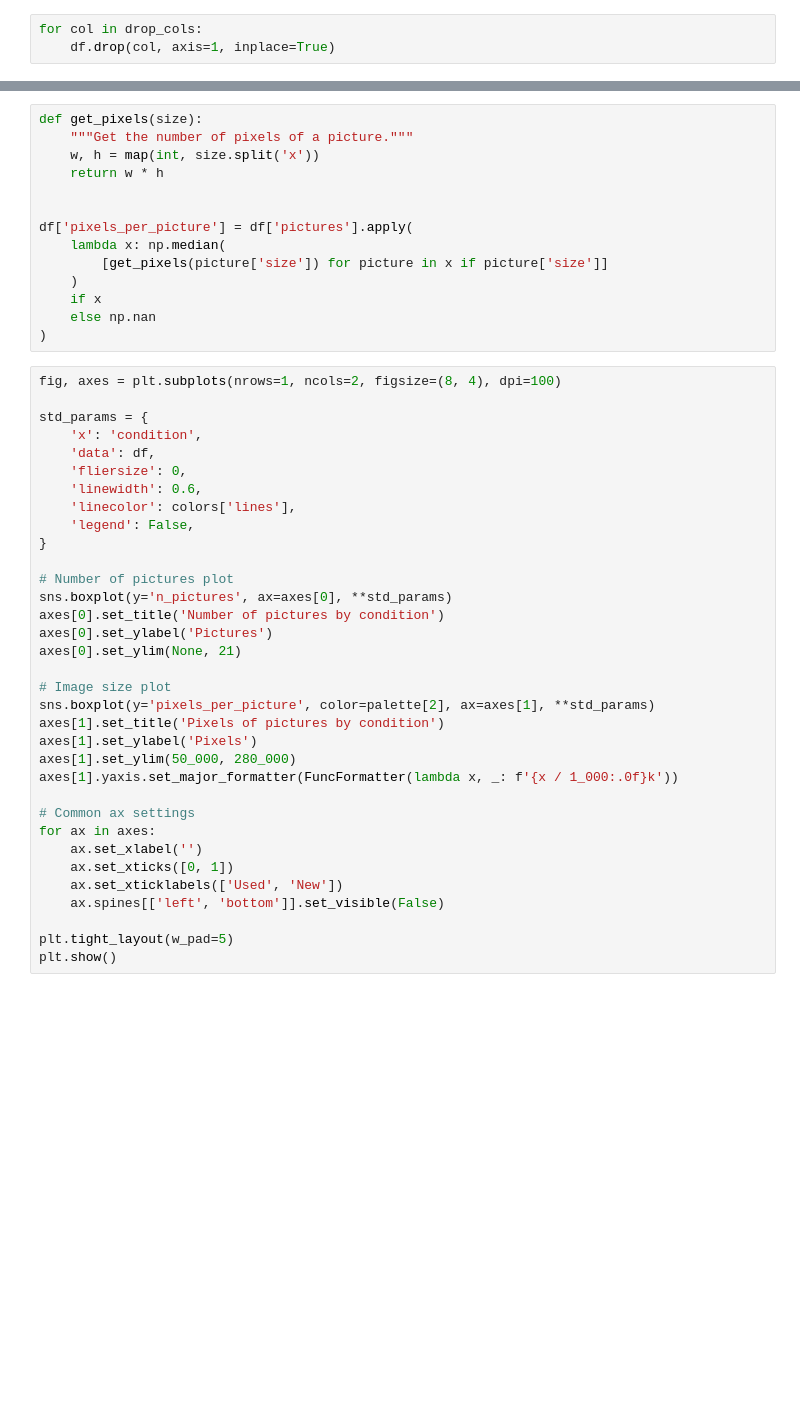
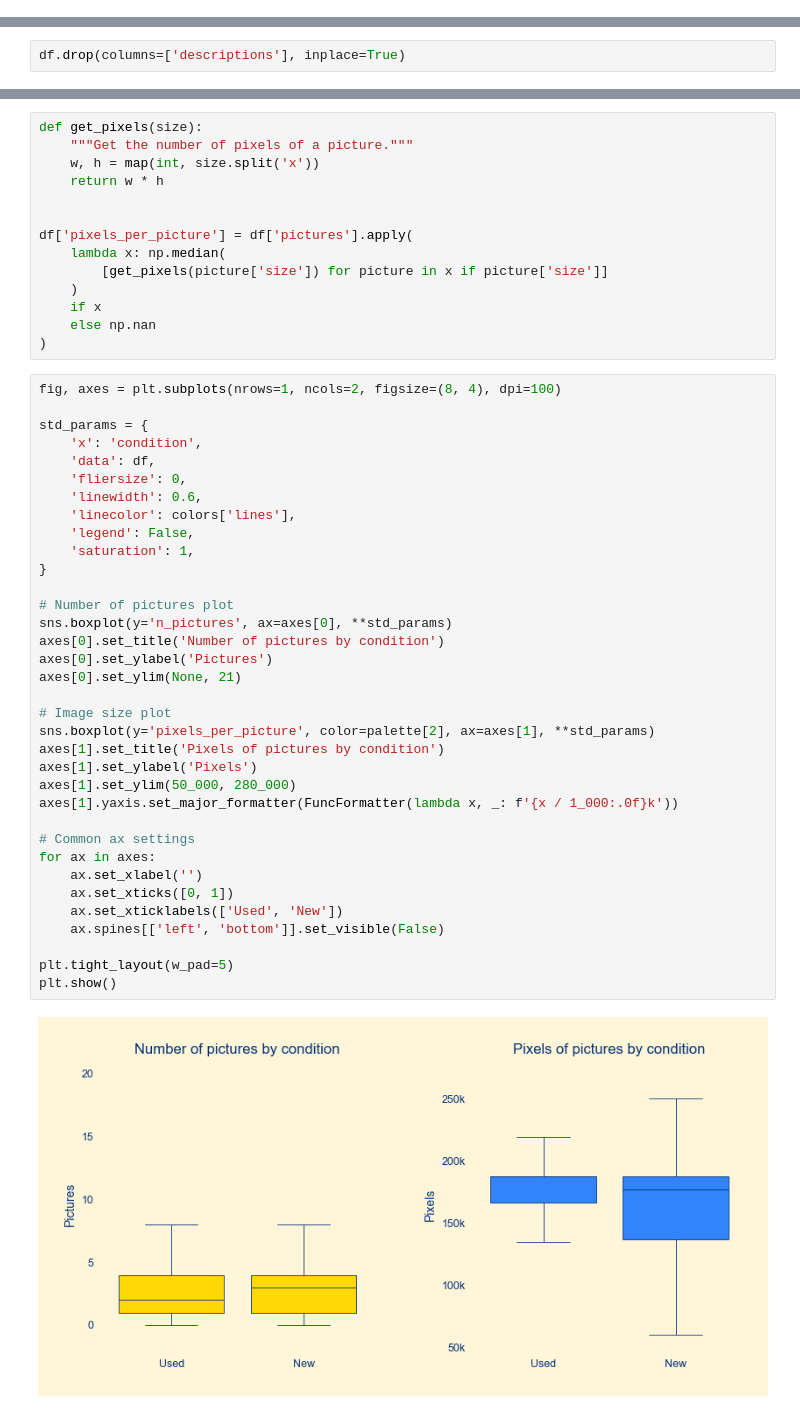
Before and after one commit to dewith/new-or-used, a Jupyter notebook: notebooks/01_data_exploration.ipynb, the cells around one changed output, grey strips where cells are left out. Cells and saved outputs as stored; diff of their text form; blank space fills up the shorter version.

```diff
--- a/notebooks/01_data_exploration.ipynb
+++ b/notebooks/01_data_exploration.ipynb
@@ -287,3 +149,0 @@ Columns to drop: ['site_id', 'listing_source', 'parent_item_id', 'last_updated',
-# %%
-for col in drop_cols:
-    df.drop(col, axis=1, inplace=True)
@@ -676,3 +470,5 @@ df[['descriptions']].apply(lambda x: x.str.len().value_counts(dropna=False))
+# %%
+df.drop(columns=['descriptions'], inplace=True)
 # %% [markdown]
 #### Pictures
 
@@ -700,30 +496,33 @@ std_params = {
     'x': 'condition',
     'data': df,
     'fliersize': 0,
     'linewidth': 0.6,
     'linecolor': colors['lines'],
     'legend': False,
+    'saturation': 1,
 }
 
 # Number of pictures plot
 sns.boxplot(y='n_pictures', ax=axes[0], **std_params)
 axes[0].set_title('Number of pictures by condition')
 axes[0].set_ylabel('Pictures')
 axes[0].set_ylim(None, 21)
 
 # Image size plot
 sns.boxplot(y='pixels_per_picture', color=palette[2], ax=axes[1], **std_params)
 axes[1].set_title('Pixels of pictures by condition')
 axes[1].set_ylabel('Pixels')
 axes[1].set_ylim(50_000, 280_000)
 axes[1].yaxis.set_major_formatter(FuncFormatter(lambda x, _: f'{x / 1_000:.0f}k'))
 
 # Common ax settings
 for ax in axes:
     ax.set_xlabel('')
     ax.set_xticks([0, 1])
     ax.set_xticklabels(['Used', 'New'])
     ax.spines[['left', 'bottom']].set_visible(False)
 
 plt.tight_layout(w_pad=5)
 plt.show()
+# %% [output]
+[figure, added]
```
Also changed, not shown: parts of 146 cells of this notebook, 2 other files.
